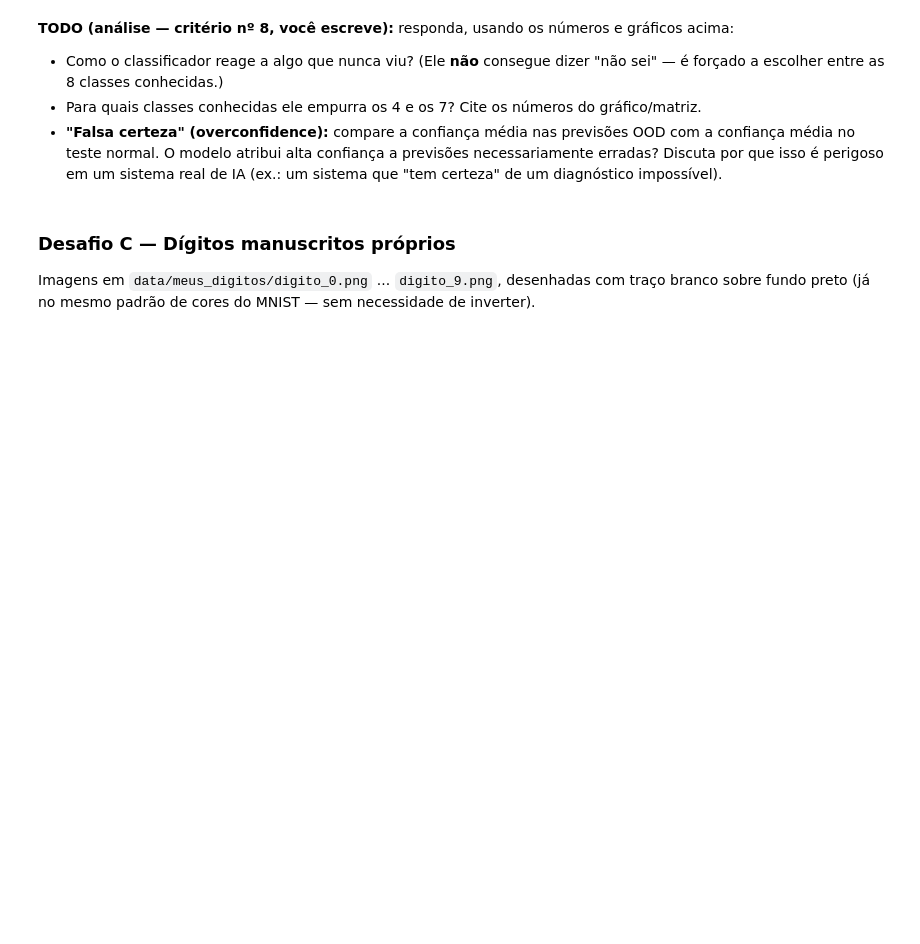
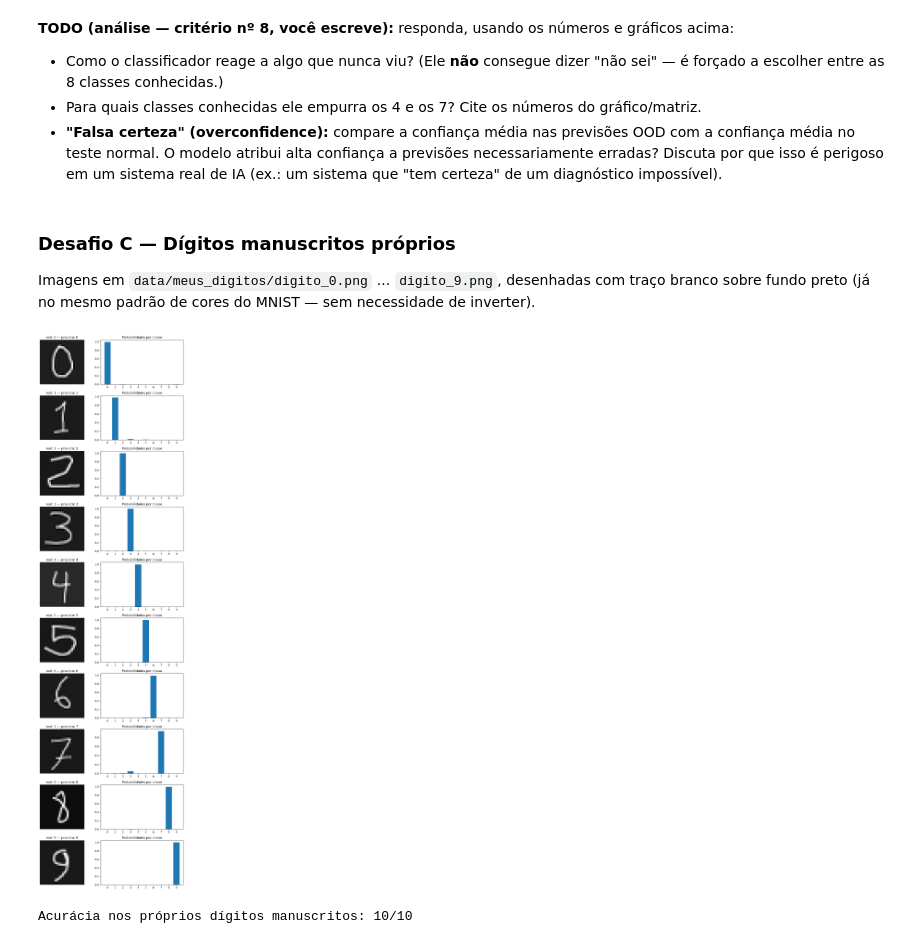
Before and after one commit to HerbCyor/projeto-sctec-modulo-2, a Jupyter notebook: notebook_mnist.ipynb, the cells around one changed output. Cells and saved outputs as stored; diff of their text form; code cells hidden in the pictures; blank space fills up the shorter version.

Commit message:
prediz os digitos manuscritos com o melhor modelo e plota probabilidades
Co-Authored-By: Claude Sonnet 5 <noreply@anthropic.com>
Claude-Session: https://claude.ai/code/session_01GeU6HcuBq2Bdbvm1gvYFWP

```diff
--- a/notebook_mnist.ipynb
+++ b/notebook_mnist.ipynb
@@ -468,3 +468,30 @@ def preprocessar(caminho, papel_branco=True):
 
     quadro = quadro / 255.0                          # 7. normalizar para [0.0, 1.0]
     return quadro.reshape(1, 784)
+# %%
+# Predição com o melhor modelo da Fase 4 (MLP, maior acurácia no teste)
+melhor_modelo = mlp
+acertos = 0
+
+fig, axes = plt.subplots(10, 2, figsize=(9, 30))
+for d in range(10):
+    quadro = preprocessar(f"data/meus_digitos/digito_{d}.png", papel_branco=False)
+    probs = melhor_modelo.predict(quadro, verbose=0)[0]
+    pred = probs.argmax()
+    acertos += int(pred == d)
+
+    ax1, ax2 = axes[d]
+    ax1.imshow(quadro.reshape(28, 28), cmap='gray')
+    ax1.set_title(f"real: {d} — previsto: {pred}")
+    ax1.axis('off')
+    ax2.bar(range(10), probs)
+    ax2.set_title("Probabilidades por classe")
+    ax2.set_xticks(range(10))
+
+plt.tight_layout()
+plt.show()
+
+print(f"Acurácia nos próprios dígitos manuscritos: {acertos}/10")
+# %% [output]
+[figure, added]
+Acurácia nos próprios dígitos manuscritos: 10/10
```
Also changed, not shown: parts of 3 cells of this notebook.
